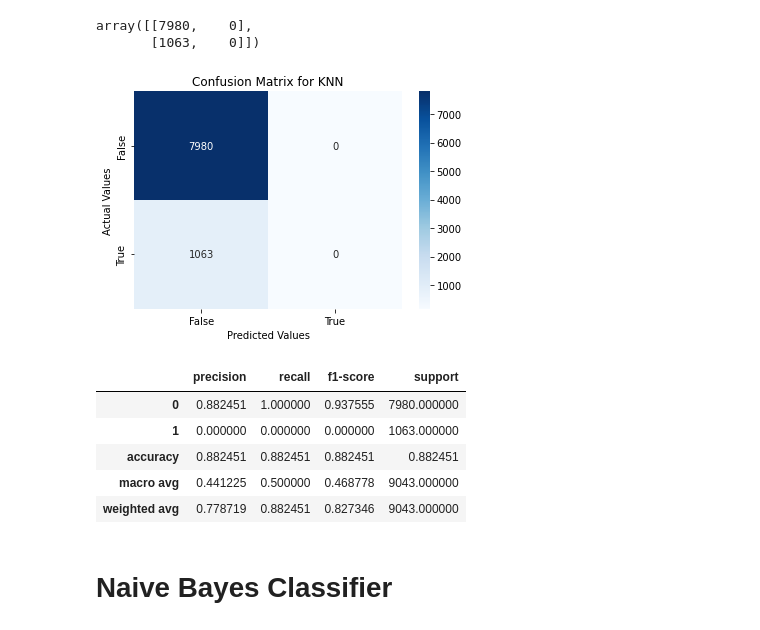
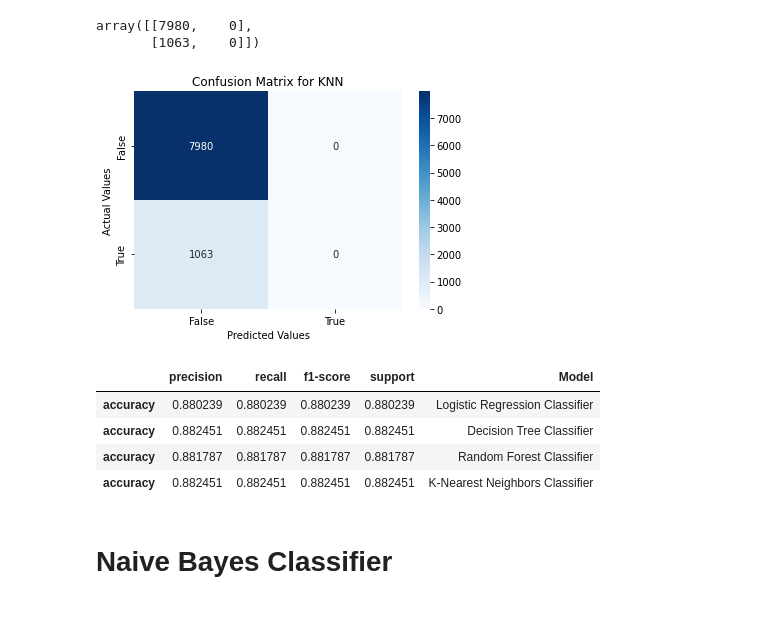
Before and after one commit to sainirajesh17/Bank_Marketing_Effectiveness_Prediction-ML_Classification-, a Jupyter notebook: Bank_Marketing_Effectiveness_Prediction_(Classification)_Capstone_Project.ipynb, the cells around one changed output. Saved outputs shown, nothing was run; the diff lists cells and outputs as text; code cells hidden in the pictures.

```diff
--- a/Bank_Marketing_Effectiveness_Prediction_(Classification)_Capstone_Project.ipynb
+++ b/Bank_Marketing_Effectiveness_Prediction_(Classification)_Capstone_Project.ipynb
@@ -377,7 +503,11 @@ for cat in categorical_features:
 
 *We'll try adding and removing some features in this section in order to make a perfect data matrix we can pass to a machine learning model. We will try to interpret categorical features as numeric to be passed to the ML models.*
 # %%
+# Getting the dummies of all the categorical features
+
 cat_columns = ['job', 'marital', 'education', 'contact', 'month', 'poutcome']
 for col in  cat_columns:
-    df = pd.concat([df.drop(col, axis=1),pd.get_dummies(df[col], prefix=col, prefix_sep='_',drop_first=True, dummy_na=False)], axis=1)
+    df = pd.concat([df.drop(col, axis=1),pd.get_dummies(df[col],
+                            prefix=col, prefix_sep='_',drop_first=True,
+                            dummy_na=False)], axis=1)
 # %%
@@ -890,24 +1079,26 @@ knn_cf_matrix
 array([[7980,    0],
        [1063,    0]])
 # %%
+# Plotting the confusion matrix
+
 labels = ['7980','0','1063','0']
 
 labels = np.asarray(labels).reshape(2,2)
 
-ax = sns.heatmap(cf_matrix, annot=labels, fmt='', cmap='Blues')
+ax = sns.heatmap(knn_cf_matrix, annot=labels, fmt='', cmap='Blues')
 
 ax.set_title('Confusion Matrix for KNN');
 ax.set_xlabel('Predicted Values')
 ax.set_ylabel('Actual Values');
 
 ## Ticket labels - List must be in alphabetical order
 ax.xaxis.set_ticklabels(['False','True'])
 ax.yaxis.set_ticklabels(['False','True'])
 
 ## Display the visualization of the Confusion Matrix.
 plt.show()
 # %% [output]
-[figure, old version]
+[figure, new version]
 # %%
 # Predicted values.
 
@@ -919,15 +1110,16 @@ dict_4 = classification_report(y_test, y_pred_KNN, output_dict = True)
 # %%
 # Storing the scores in a dataframe
 
-KNN_df = pd.DataFrame(dict_4).transpose()
-KNN_df
+tempodf=pd.DataFrame(dict_4).transpose()
+tempodf['Model'] = 'K-Nearest Neighbors Classifier'
+res_df = res_df.append(tempodf[2:-2])
+res_df
 # %% [output]
-|  | precision | recall | f1-score | support |
-| 0 | 0.882451 | 1.000000 | 0.937555 | 7980.000000 |
-| 1 | 0.000000 | 0.000000 | 0.000000 | 1063.000000 |
-| accuracy | 0.882451 | 0.882451 | 0.882451 | 0.882451 |
-| macro avg | 0.441225 | 0.500000 | 0.468778 | 9043.000000 |
-| weighted avg | 0.778719 | 0.882451 | 0.827346 | 9043.000000 |
+|  | precision | recall | f1-score | support | Model |
+| accuracy | 0.880239 | 0.880239 | 0.880239 | 0.880239 | Logistic Regression Classifier |
+| accuracy | 0.882451 | 0.882451 | 0.882451 | 0.882451 | Decision Tree Classifier |
+| accuracy | 0.881787 | 0.881787 | 0.881787 | 0.881787 | Random Forest Classifier |
+| accuracy | 0.882451 | 0.882451 | 0.882451 | 0.882451 | K-Nearest Neighbors Classifier |
 # %% [markdown]
 # **Naive Bayes Classifier**
 # %% [markdown]
```
Also changed, not shown: parts of 131 cells of this notebook.
